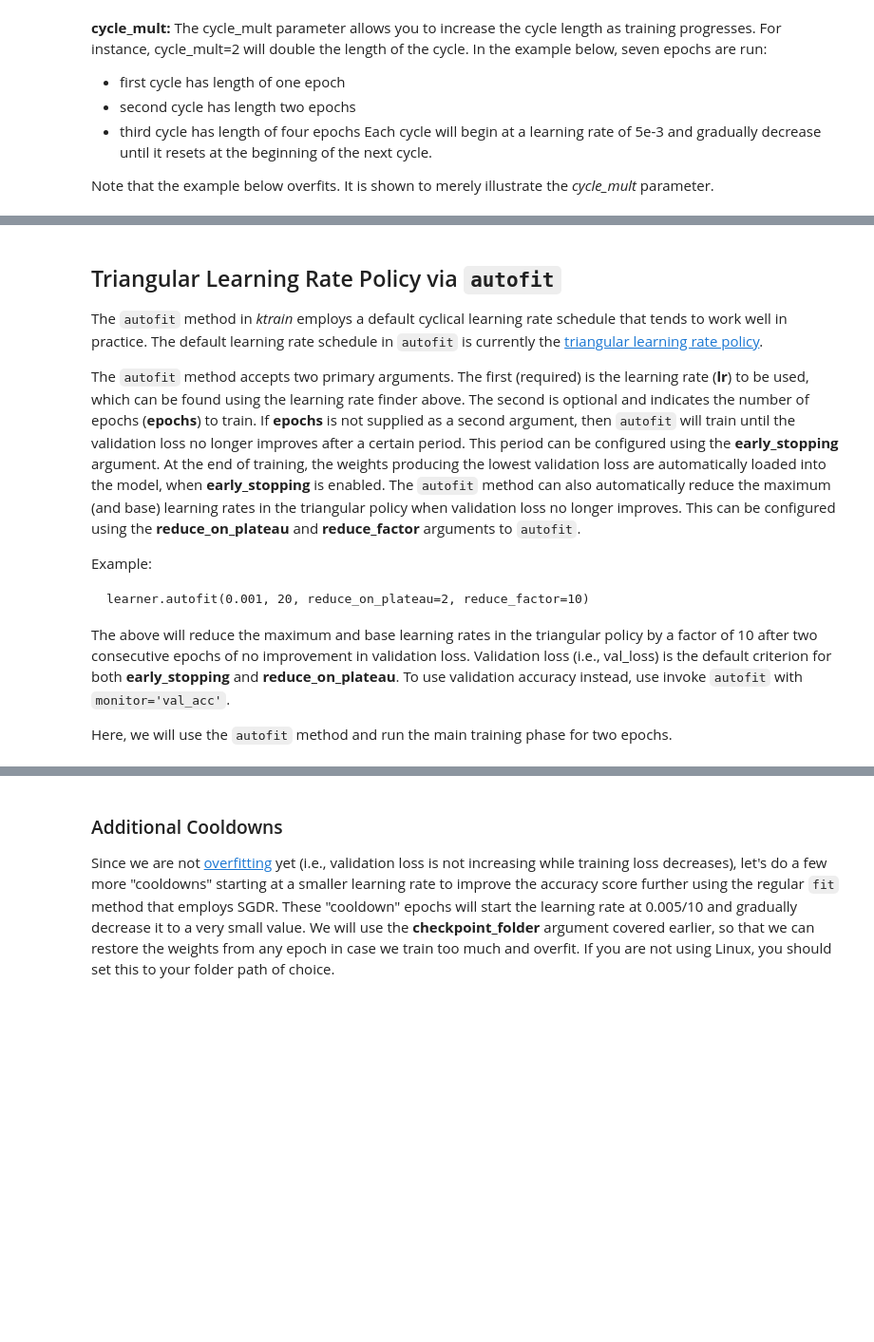
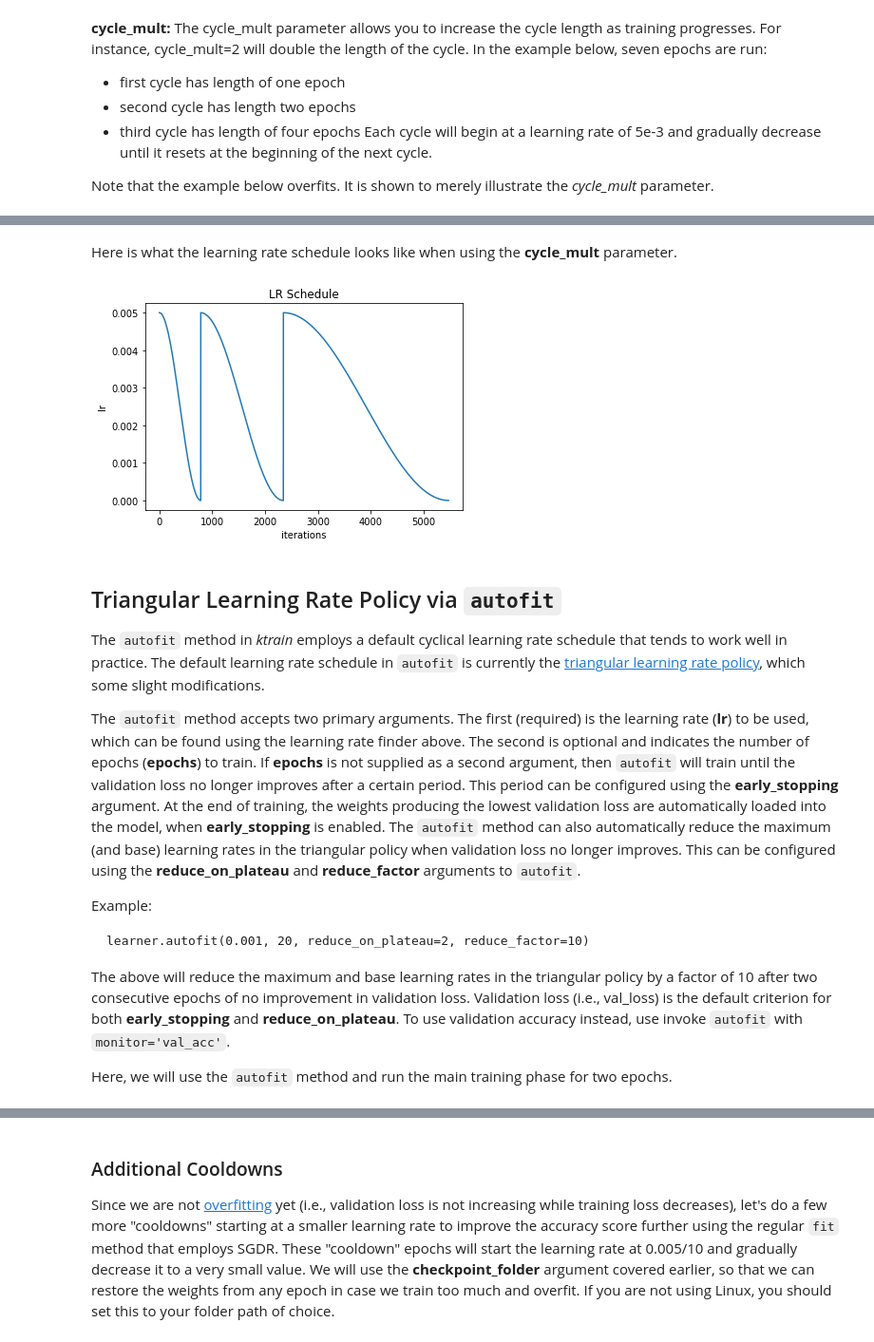
Before and after one commit to amaiya/ktrain, a Jupyter notebook: tutorial-02-tuning-learning-rates.ipynb, the cells around one changed output, grey strips where cells are left out. Shown: that part at 95% size. Saved outputs shown, nothing was run; the diff lists cells and outputs as text; code cells hidden in the pictures; blank space fills up the shorter version.

````diff
--- a/tutorial-02-tuning-learning-rates.ipynb
+++ b/tutorial-02-tuning-learning-rates.ipynb
@@ -151,8 +157,14 @@ Epoch 7/7
 <keras.callbacks.History at 0x...>
+# %% [markdown]
+Here is what the learning rate schedule looks like when using the **cycle_mult** parameter.
+# %%
+learner.plot('lr')
+# %% [output]
+[figure, added]
 # %% [markdown]
 ## Triangular Learning Rate Policy via ```autofit```
 
-The ```autofit``` method in *ktrain* employs a default cyclical learning rate schedule that tends to work well in practice.  The default learning rate schedule in ```autofit``` is currently the [triangular learning rate policy](https://arxiv.org/abs/1506.01186).
+The ```autofit``` method in *ktrain* employs a default cyclical learning rate schedule that tends to work well in practice.  The default learning rate schedule in ```autofit``` is currently the [triangular learning rate policy](https://arxiv.org/abs/1506.01186), which some slight modifications.
 
 The ```autofit``` method accepts two primary arguments. The first (required) is the learning rate (**lr**) to be used, which can be found using the learning rate finder above. The second is optional and indicates the number of epochs (**epochs**) to train.  If **epochs** is not supplied as a second argument, then ```autofit``` will train until the validation loss no longer improves after a certain period. This period can be configured using the **early_stopping** argument.  At the end of training, the weights producing the lowest validation loss are automatically loaded into the model, when **early_stopping** is enabled.  The ```autofit``` method can also automatically reduce the maximum (and base) learning rates in the triangular policy when validation loss no longer improves. This can be configured using the **reduce_on_plateau** and **reduce_factor** arguments to ```autofit```.
 
````
Also changed, not shown: parts of 21 cells of this notebook, 1 other file.
